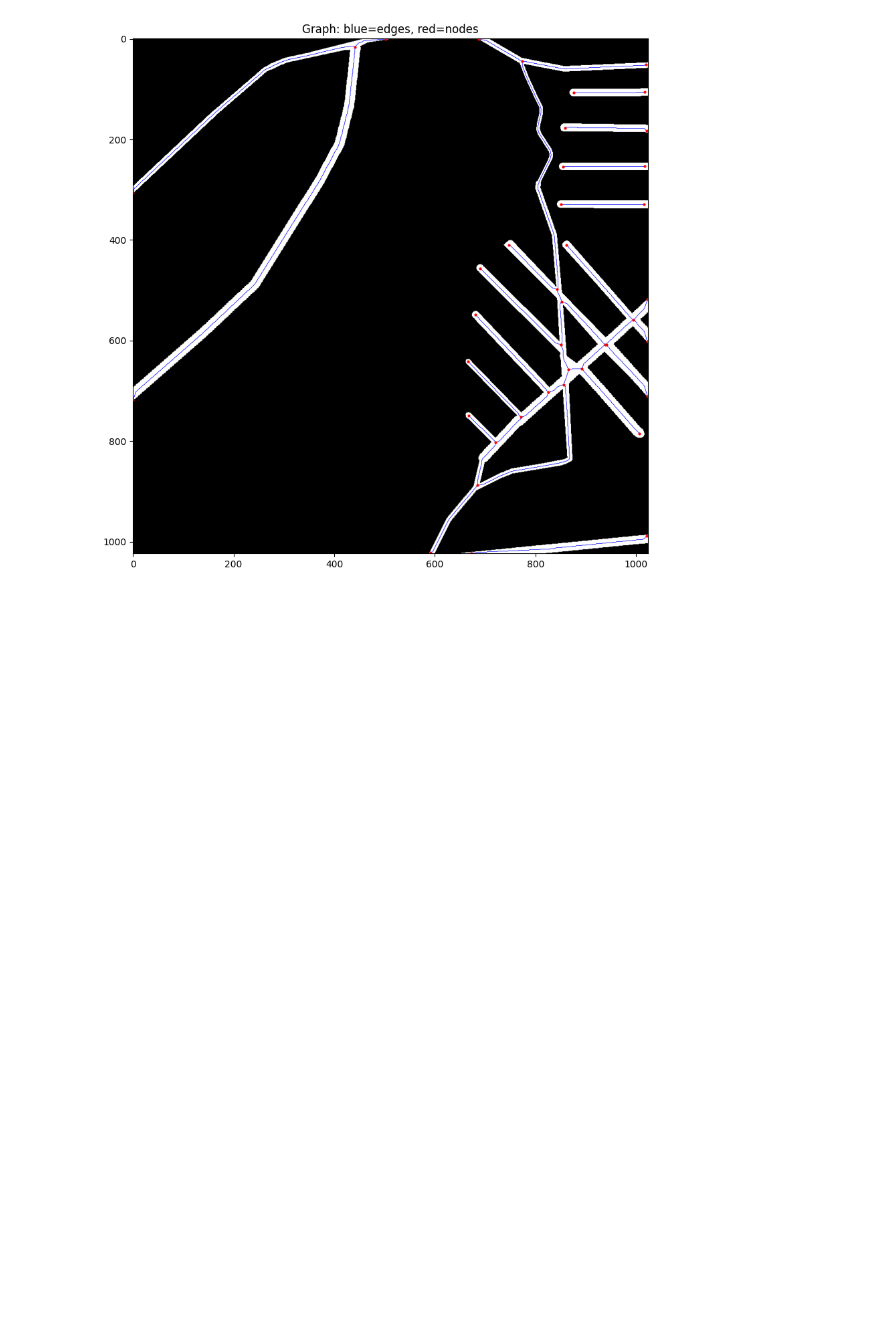
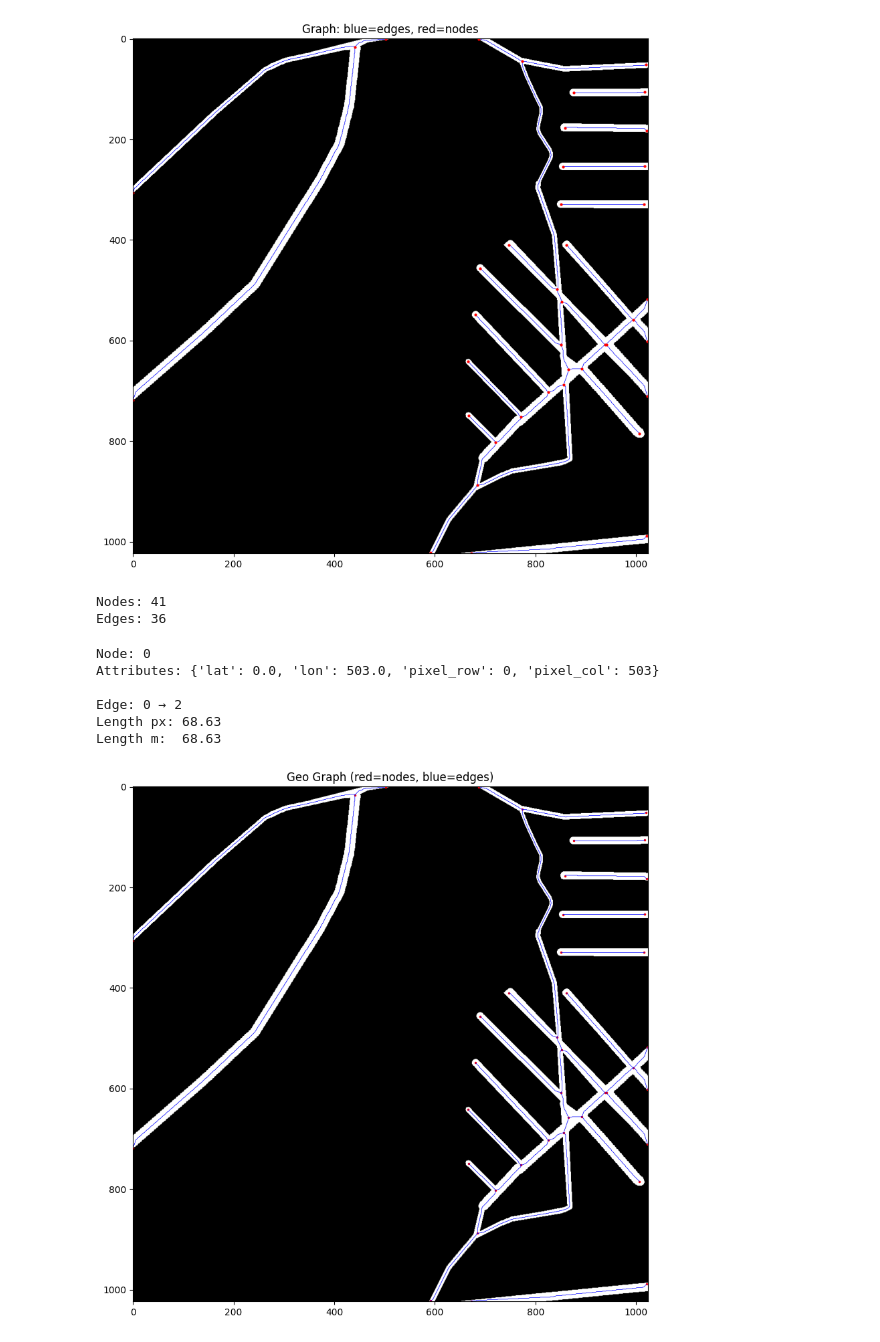
Before and after one commit to Riyabhamare/route-resilience, a Jupyter notebook: notebooks/skeleton_test.ipynb, the cells around one changed output. Drawn from its saved outputs; the diff is of its cells as text; code cells hidden in the pictures; blank space fills up the shorter version.

```diff
--- a/notebooks/skeleton_test.ipynb
+++ b/notebooks/skeleton_test.ipynb
@@ -120,3 +120,58 @@ plt.savefig("../outputs/graph_result.png")
 plt.show()
 # %% [output]
 [figure]
+# %%
+import sys
+sys.path.append("../src")
+
+from graph.graph_builder import graph_from_png
+import networkx as nx
+
+G = graph_from_png("../data/966525_mask.png")  # use any mask file you have
+
+print("Nodes:", G.number_of_nodes())
+print("Edges:", G.number_of_edges())
+# %% [output]
+Nodes: 41
+Edges: 36
+# %%
+# Look at first node
+node_id = list(G.nodes)[0]
+print("Node:", node_id)
+print("Attributes:", G.nodes[node_id])
+
+# Look at first edge
+u, v, data = list(G.edges(data=True))[0]
+print("\nEdge:", u, "→", v)
+print("Length px:", round(data["length_px"], 2))
+print("Length m: ", round(data["length_m"], 2))
+# %% [output]
+Node: 0
+Attributes: {'lat': 0.0, 'lon': 503.0, 'pixel_row': 0, 'pixel_col': 503}
+
+Edge: 0 → 2
+Length px: 68.63
+Length m:  68.63
+# %%
+import matplotlib.pyplot as plt
+from skimage.io import imread
+
+img = imread("../data/966525_mask.png")
+
+fig, ax = plt.subplots(figsize=(10, 10))
+ax.imshow(img, cmap='gray')
+
+for node_id, ndata in G.nodes(data=True):
+    ax.plot(ndata["pixel_col"], ndata["pixel_row"], 'r.', markersize=3)
+
+for u, v, edata in G.edges(data=True):
+    pts = edata["pixel_path"]
+    xs = [p[1] for p in pts]
+    ys = [p[0] for p in pts]
+    ax.plot(xs, ys, 'b-', linewidth=0.5)
+
+ax.set_title("Geo Graph (red=nodes, blue=edges)")
+plt.savefig("../outputs/geo_graph_result.png")
+plt.show()
+# %% [output]
+[figure, added]
```
Also changed, not shown: parts of 4 cells of this notebook, 5 other files.
